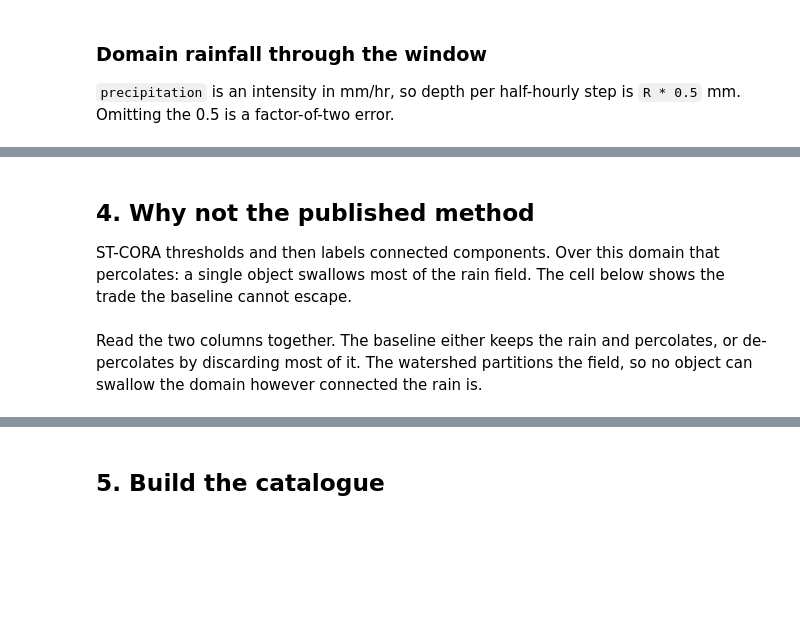
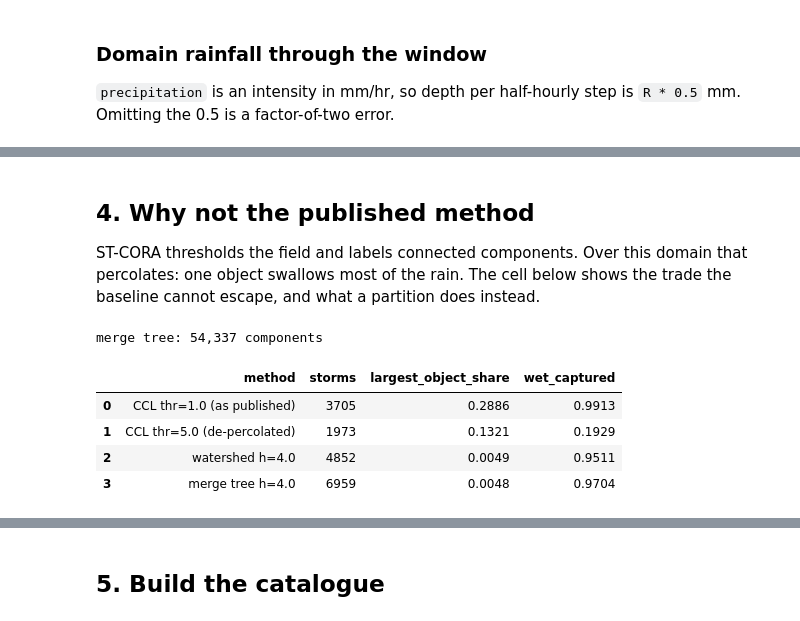
Before and after one commit to bennyistanto/hujan-badai, a Jupyter notebook: notebooks/01_storm_tracking.ipynb, the cells around one changed output, grey strips where cells are left out. Saved outputs shown, nothing was run; the diff lists cells and outputs as text; code cells hidden in the pictures; blank space fills up the shorter version.

```diff
--- a/notebooks/01_storm_tracking.ipynb
+++ b/notebooks/01_storm_tracking.ipynb
@@ -82,23 +89,31 @@ print("peak step (UTC):", str(da.time.values[vol_per_step.argmax()])[:16])
 # %% [markdown]
 ## 4. Why not the published method
 
-ST-CORA thresholds and then labels connected components. Over this domain that
-percolates: a single object swallows most of the rain field. The cell below shows
-the trade the baseline cannot escape.
+ST-CORA thresholds the field and labels connected components. Over this
+domain that percolates: one object swallows most of the rain. The cell below
+shows the trade the baseline cannot escape, and what a partition does instead.
 # %%
+tree = build_merge_tree(R, WET_THRESHOLD)
+print(f"merge tree: {len(tree):,} components")
+
 rows = []
 for name, lab in [
-    ("CCL thr=1.0", label_ccl(R, threshold=1.0, min_voxels=MIN_VOXELS)),
-    ("CCL thr=5.0", label_ccl(R, threshold=5.0, min_voxels=MIN_VOXELS)),
+    ("CCL thr=1.0 (as published)", label_ccl(R, 1.0, MIN_VOXELS)),
+    ("CCL thr=5.0 (de-percolated)", label_ccl(R, 5.0, MIN_VOXELS)),
     (f"watershed h={PROMINENCE}",
      label_watershed(R, WET_THRESHOLD, PROMINENCE, MIN_VOXELS)),
+    (f"merge tree h={PROMINENCE}",
+     segment_at(tree, R, PROMINENCE, MIN_VOXELS)),
 ]:
     c = np.bincount(lab.ravel()); c[0] = 0
     rows.append({"method": name, "storms": int((c > 0).sum()),
                  "largest_object_share": percolation_share(lab),
                  "wet_captured": c.sum() / max((R >= 1.0).sum(), 1)})
 pd.DataFrame(rows).round(4)
+# %% [output]
+merge tree: 54,337 components
+|  | method | storms | largest_object_share | wet_captured |
+| 0 | CCL thr=1.0 (as published) | 3705 | 0.2886 | 0.9913 |
+| 1 | CCL thr=5.0 (de-percolated) | 1973 | 0.1321 | 0.1929 |
+| 2 | watershed h=4.0 | 4852 | 0.0049 | 0.9511 |
+| 3 | merge tree h=4.0 | 6959 | 0.0048 | 0.9704 |
-# %% [markdown]
-Read the two columns together. The baseline either keeps the rain and percolates,
-or de-percolates by discarding most of it. The watershed partitions the field, so
-no object can swallow the domain however connected the rain is.
```
Also changed, not shown: parts of 13 cells of this notebook.
